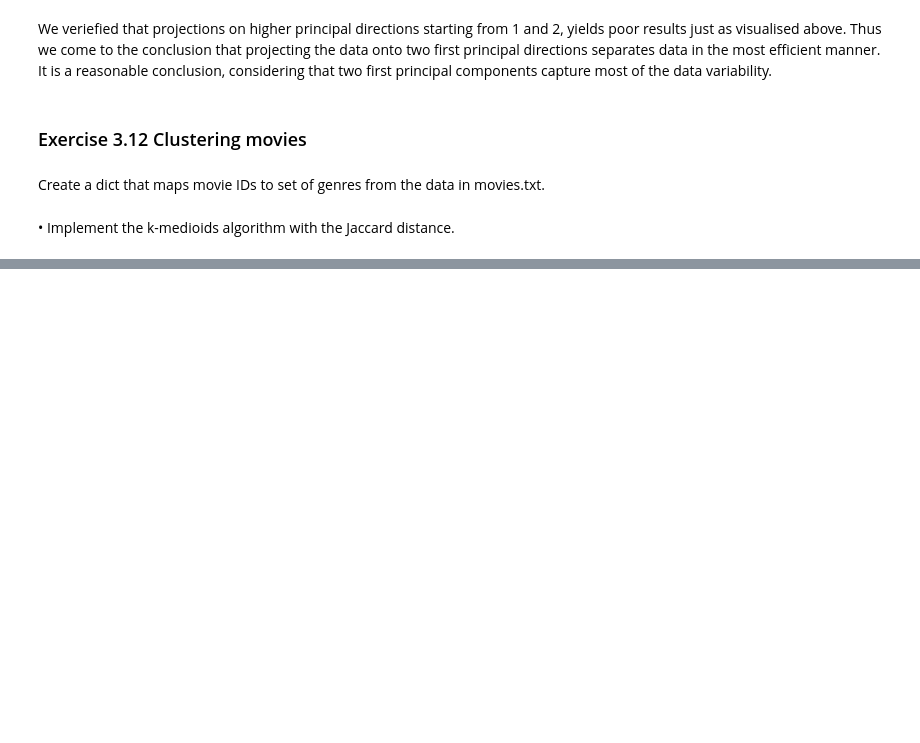
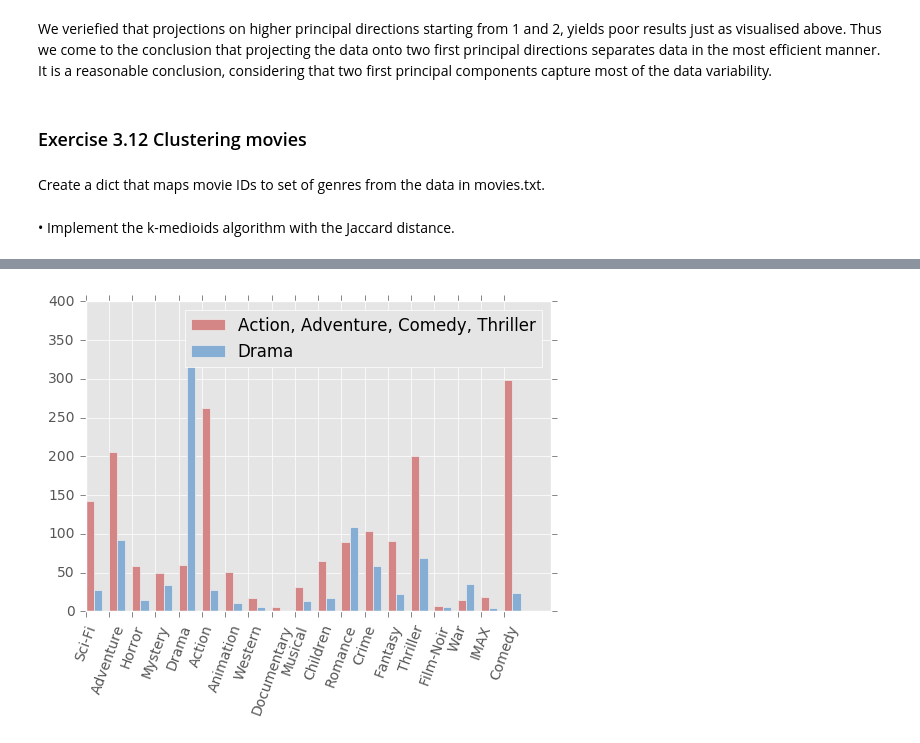
Before and after one commit to aurlien/friendship_paradox, a Jupyter notebook: lab3/ix-lab3/lab3-cluster.ipynb, the cells around one changed output, grey strips where cells are left out. Cells and saved outputs as stored; diff of their text form; code cells hidden in the pictures; blank space fills up the shorter version.

Commit message:
clustering finished?

```diff
--- a/lab3/ix-lab3/lab3-cluster.ipynb
+++ b/lab3/ix-lab3/lab3-cluster.ipynb
@@ -304,0 +292,19 @@ clusters
+# %%
+zero_cluster = {}
+one_cluster = {}
+
+for cluster_id, cluster_points in points.items():
+    for point_id in cluster_points:
+        genres = most_rated_genres[point_id]
+
+        for genre in genres:
+            if cluster_id == 0:
+                if genre in zero_cluster:
+                    zero_cluster[genre] += 1
+                else:
+                    zero_cluster[genre] = 1
+            elif cluster_id == 1:
+                if genre in one_cluster:
+                    one_cluster[genre] += 1
+                else:
+                    one_cluster[genre] = 1
@@ -304,0 +355,15 @@ clusters
+# %%
+ind = np.arange(len(zero_cluster))
+width = 0.35
+
+fig, ax = plt.subplots()
+rects1 = ax.bar(ind, zero_cluster.values(), width, color='#D48686') #red
+rects2 = ax.bar(ind + width, one_cluster.values(), width, color='#86ADD4') #blue
+
+# add some text for labels, title and axes ticks
+plt.xticks(range(len(zero_cluster)), zero_cluster.keys(), rotation=70)
+
+ax.legend((rects1[0], rects2[0]), ("Action, Adventure, Comedy, Thriller", "Drama"))
+plt.show()
+# %% [output]
+[figure, added]
```
Also changed, not shown: parts of 18 cells of this notebook, 9 other files.
